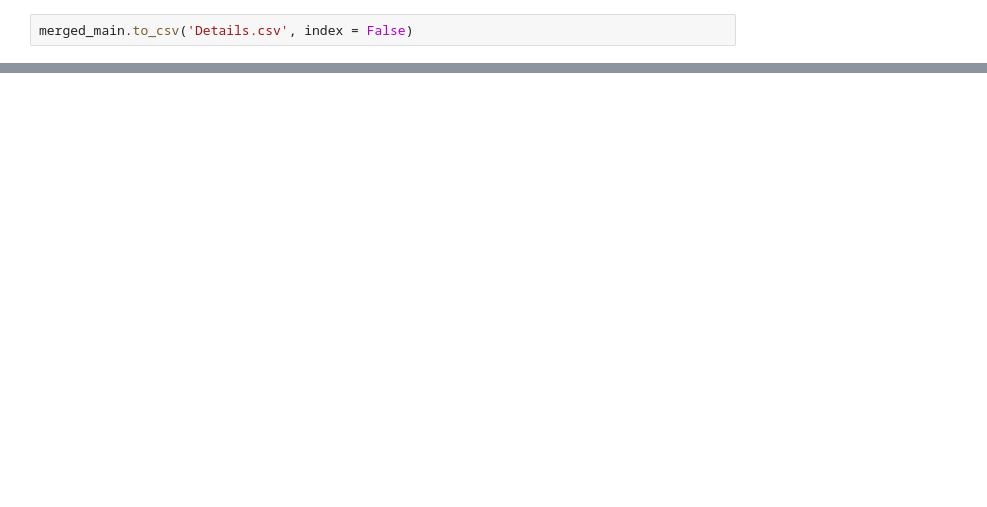
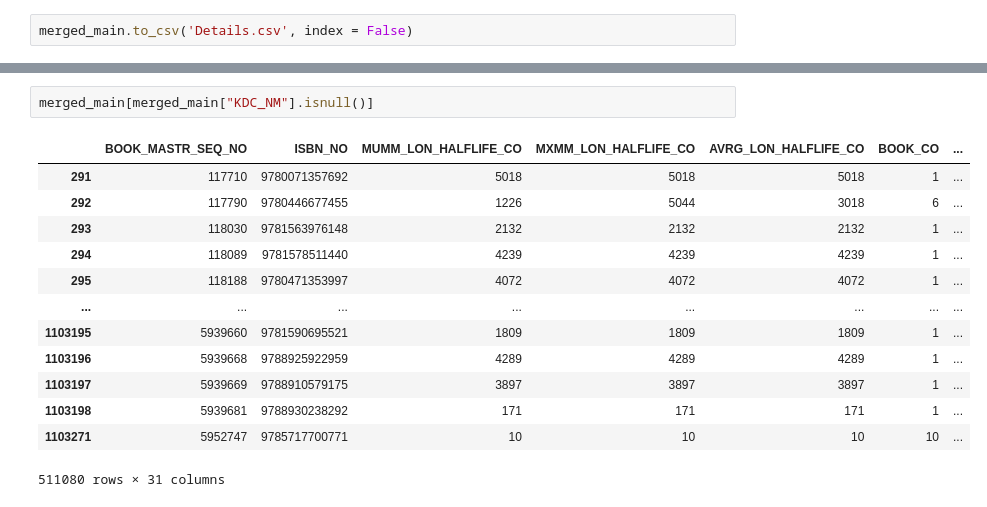
Before and after one commit to dilicat0813/alpaco5_Project_library, a Jupyter notebook: 1_DB/종현_도서별상세.ipynb, the cells around one changed output, grey strips where cells are left out. Saved outputs shown, nothing was run; the diff lists cells and outputs as text; blank space fills up the shorter version.

```diff
--- a/1_DB/종현_도서별상세.ipynb
+++ b/1_DB/종현_도서별상세.ipynb
@@ -182,0 +230,16 @@ merged_main.to_csv('Details.csv', index = False)
+# %%
+merged_main[merged_main["KDC_NM"].isnull()]
+# %% [output]
+|  | BOOK_MASTR_SEQ_NO | ISBN_NO | MUMM_LON_HALFLIFE_CO | MXMM_LON_HALFLIFE_CO | AVRG_LON_HALFLIFE_CO | BOOK_CO | ... |
+| 291 | 117710 | 9780071357692 | 5018 | 5018 | 5018 | 1 | ... |
+| 292 | 117790 | 9780446677455 | 1226 | 5044 | 3018 | 6 | ... |
+| 293 | 118030 | 9781563976148 | 2132 | 2132 | 2132 | 1 | ... |
+| 294 | 118089 | 9781578511440 | 4239 | 4239 | 4239 | 1 | ... |
+| 295 | 118188 | 9780471353997 | 4072 | 4072 | 4072 | 1 | ... |
+| ... | ... | ... | ... | ... | ... | ... | ... |
+| 1103195 | 5939660 | 9781590695521 | 1809 | 1809 | 1809 | 1 | ... |
+| 1103196 | 5939668 | 9788925922959 | 4289 | 4289 | 4289 | 1 | ... |
+| 1103197 | 5939669 | 9788910579175 | 3897 | 3897 | 3897 | 1 | ... |
+| 1103198 | 5939681 | 9788930238292 | 171 | 171 | 171 | 1 | ... |
+| 1103271 | 5952747 | 9785717700771 | 10 | 10 | 10 | 10 | ... |
+511080 rows × 31 columns
```
Also changed, not shown: parts of 12 cells of this notebook.
